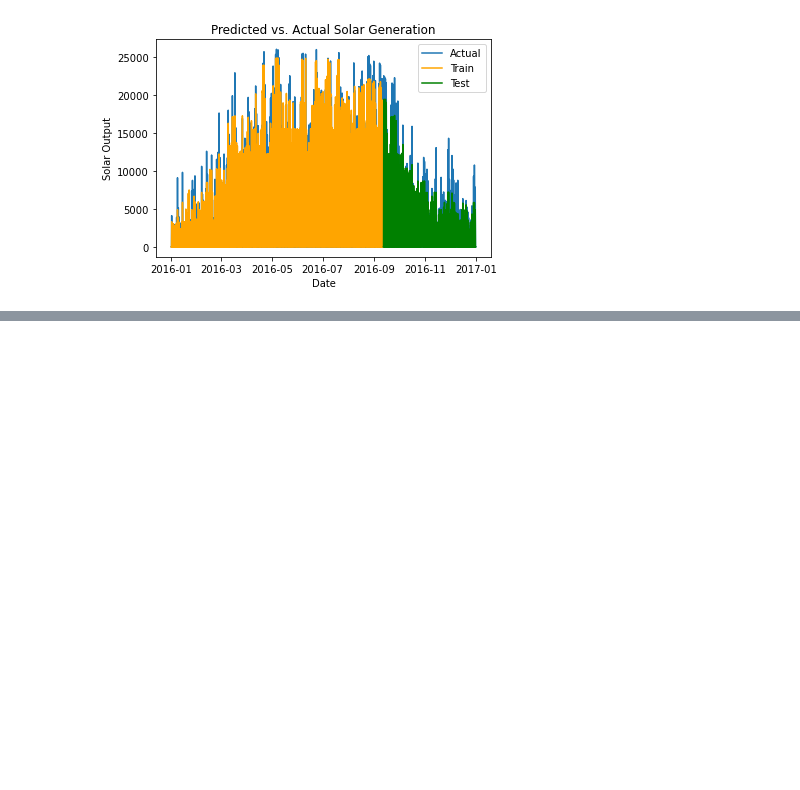
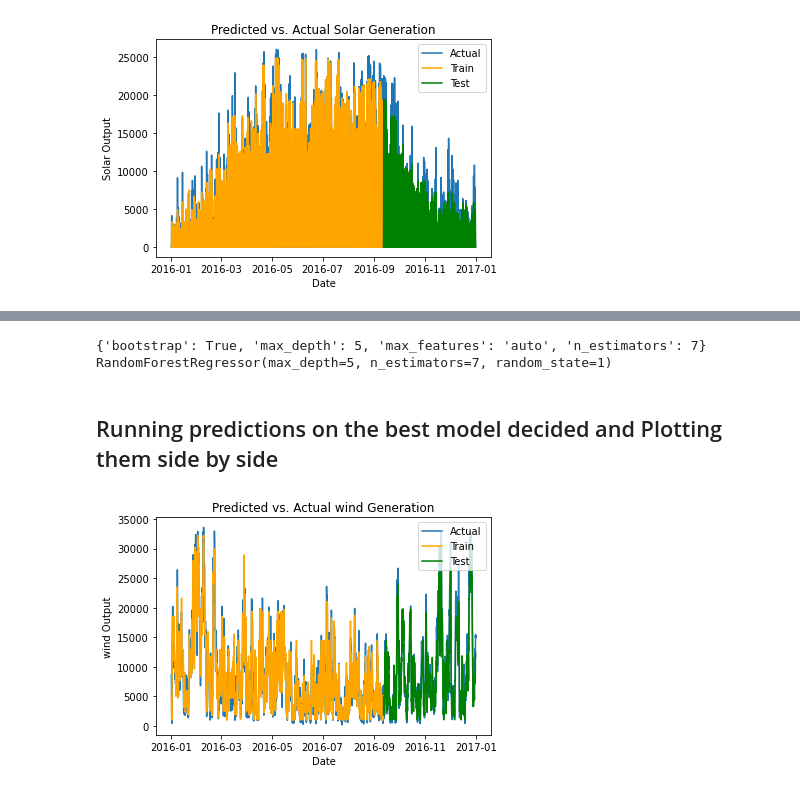
Before and after one commit to DheerajKN/Renewable-Energy-Prediction, a Jupyter notebook: 8. RFR.ipynb, the cells around one changed output, grey strips where cells are left out. Saved outputs shown, nothing was run; the diff lists cells and outputs as text; code cells hidden in the pictures; blank space fills up the shorter version.

```diff
--- a/8. RFR.ipynb
+++ b/8. RFR.ipynb
@@ -127,0 +140,14 @@ metrics('svm+rbf', test[['DE_solar_generation_actual']], test_solar_pred)
+# %%
+param_grid = {
+    'bootstrap': [True],
+    'max_depth': [5, 10, None],
+    'max_features': ['auto', 'log2'],
+    'n_estimators': [5, 6, 7, 8, 9, 10]
+}
+
+rfr = RandomForestRegressor(random_state = 1)
+
+grid = GridSearchCV(estimator = rfr, param_grid = param_grid,
+                          cv = 3, n_jobs = 1, verbose = 3, return_train_score=True)
+
+grid.fit(X_wind_train, y_wind_train)
@@ -127,0 +193,34 @@ metrics('svm+rbf', test[['DE_solar_generation_actual']], test_solar_pred)
+# %%
+# print best parameter after tuning
+print(grid.best_params_)
+
+# print how our model looks after hyper-parameter tuning
+print(grid.best_estimator_)
+# %% [output]
+{'bootstrap': True, 'max_depth': 5, 'max_features': 'auto', 'n_estimators': 7}
+RandomForestRegressor(max_depth=5, n_estimators=7, random_state=1)
+# %% [markdown]
+## Running predictions on the best model decided and Plotting them side by side
+# %%
+train_wind_pred = grid.predict(X_wind_train)
+test_wind_pred = grid.predict(X_wind_test)
+
+df = thesis_dataset[['DE_wind_generation_actual']]
+
+train_df = train[['DE_wind_generation_actual']]
+train_df.loc[:, 'DE_wind_generation_actual'] = train_wind_pred
+
+test_df = test[['DE_wind_generation_actual']]
+test_df.loc[:, 'DE_wind_generation_actual'] = test_wind_pred
+
+# Plot all predictions
+inversetransform, =plt.plot(df, label = 'Actual')
+trainpredx, =plt.plot(train_df, color='orange', label = 'Train')
+testpredx, =plt.plot(test_df, color='green', label = 'Test')
+plt.xlabel('Date')
+plt.ylabel('wind Output')
+plt.legend(loc="upper right")
+plt.title("Predicted vs. Actual wind Generation")
+plt.show()
+# %% [output]
+[figure, added]
```
Also changed, not shown: parts of 12 cells of this notebook, 1 other file.
